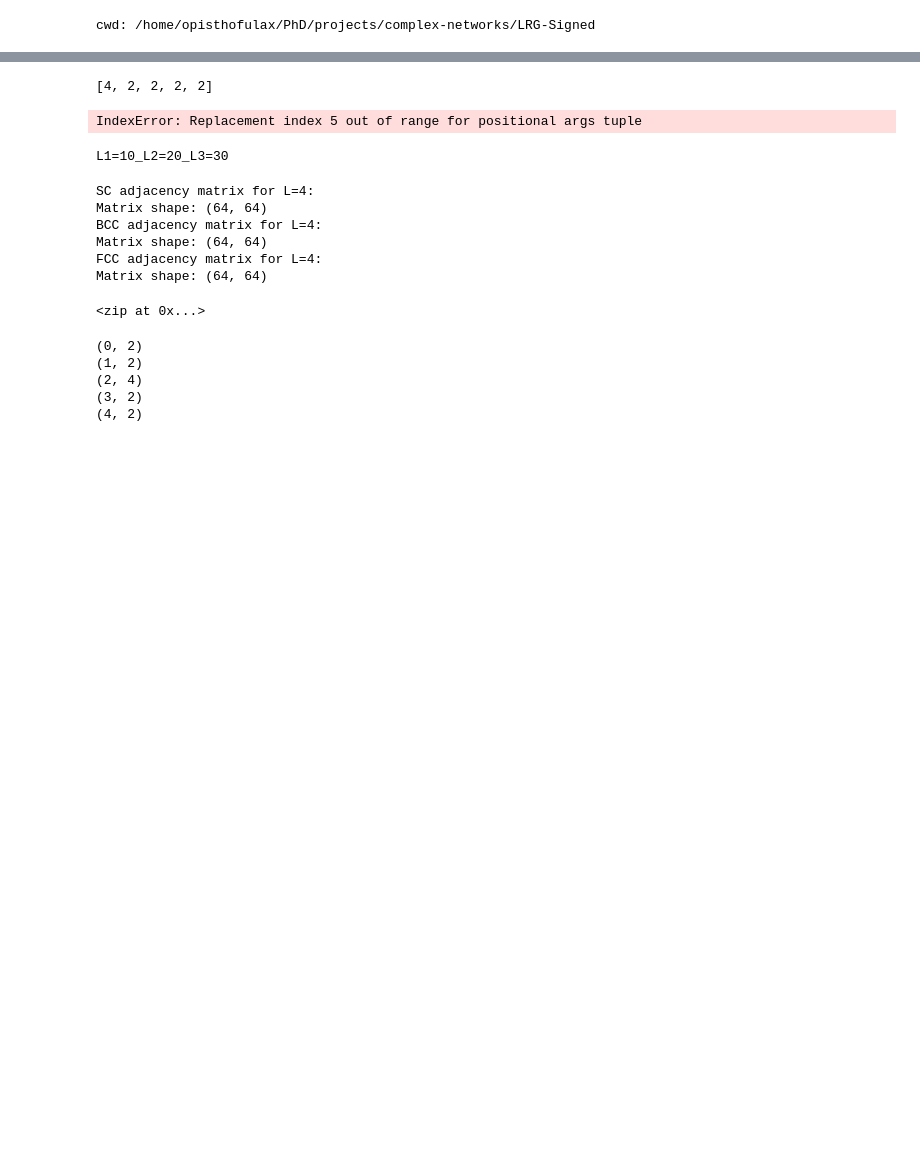
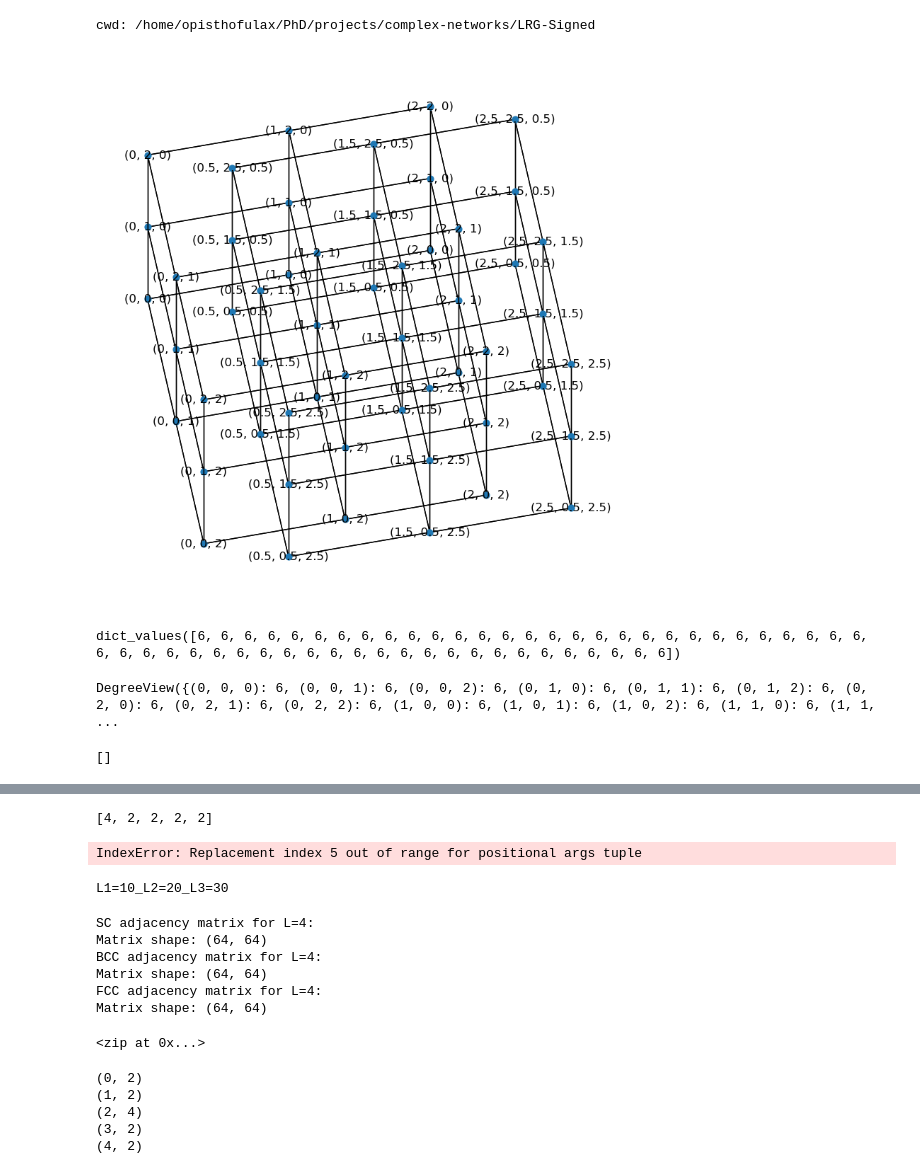
Before and after one commit to giulioiannelli/lrgsglib-public, a Jupyter notebook: nb/dev_tool_Lattice3D.ipynb, the cells around one changed output, grey strips where cells are left out. Cells and saved outputs as stored; diff of their text form; code cells hidden in the pictures; blank space fills up the shorter version.

```diff
--- a/nb/dev_tool_Lattice3D.ipynb
+++ b/nb/dev_tool_Lattice3D.ipynb
@@ -9,0 +8,21 @@ l = Lattice3D(dim=(5, 5, 5), with_positions=True, geo='fcc')
+# %%
+l = Lattice3D(dim=(3, 3, 3), pbc=True, with_positions=True, geo='bcc',
+              theta=np.pi/16, phi=np.pi/3)
+# %%
+fig, ax = plt.subplots(figsize=(10, 10))
+ax.set_aspect('equal')
+nx.draw(l.G, pos=l.get_node_pos(), node_size=40, with_labels=True)
+# %% [output]
+[figure, added]
+# %%
+dict(l.G.degree()).values()
+# %% [output]
+dict_values([6, 6, 6, 6, 6, 6, 6, 6, 6, 6, 6, 6, 6, 6, 6, 6, 6, 6, 6, 6, 6, 6, 6, 6, 6, 6, 6, 6, 6, 6, 6, 6, 6, 6, 6, 6, 6, 6, 6, 6, 6, 6, 6, 6, 6, 6, 6, 6, 6, 6, 6, 6, 6, 6])
+# %%
+np.where(l.G.degree()
+# %% [output]
+DegreeView({(0, 0, 0): 6, (0, 0, 1): 6, (0, 0, 2): 6, (0, 1, 0): 6, (0, 1, 1): 6, (0, 1, 2): 6, (0, 2, 0): 6, (0, 2, 1): 6, (0, 2, 2): 6, (1, 0, 0): 6, (1, 0, 1): 6, (1, 0, 2): 6, (1, 1, 0): 6, (1, 1, ...
+# %%
+list(l.cprod)
+# %% [output]
+[]
```
Also changed, not shown: parts of 8 cells of this notebook, 6 other files.
